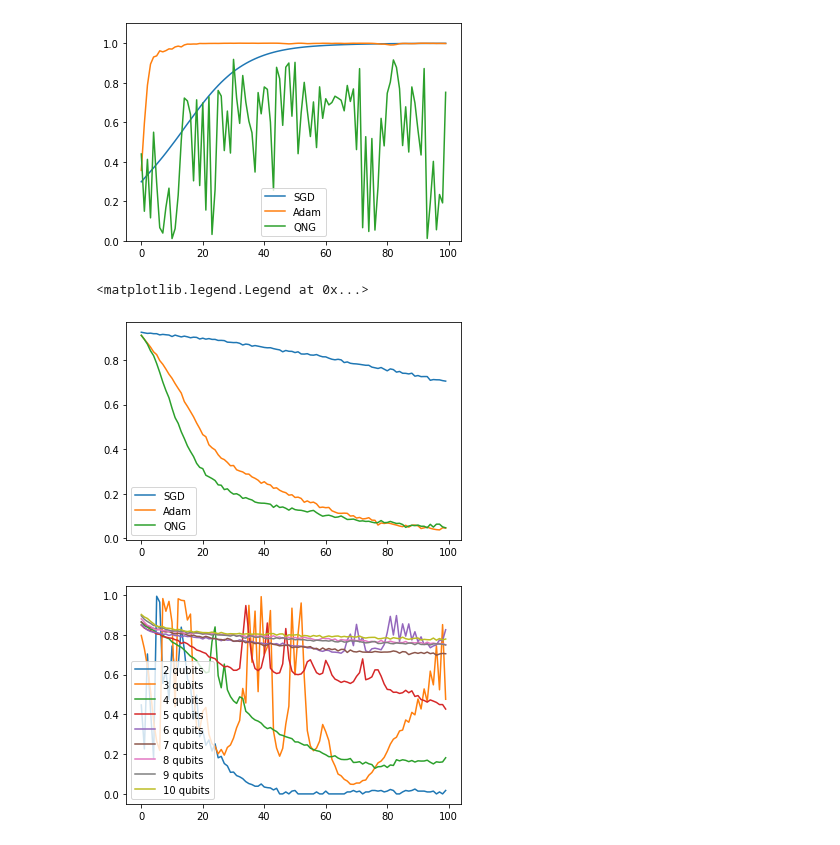
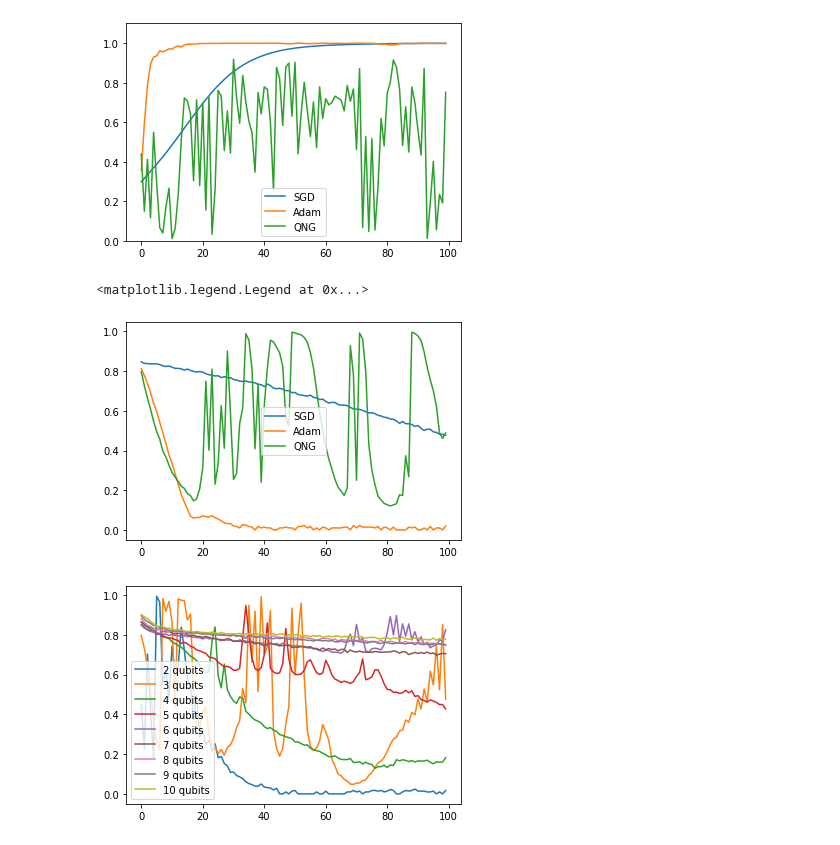
Before and after one commit to vutuanhai237/UC-VQA, a Jupyter notebook: codes/graph_ansatz/plot_compare_ansatz.ipynb, the cells around one changed output. Drawn from its saved outputs; the diff is of its cells as text; code cells hidden in the pictures.

```diff
--- a/codes/graph_ansatz/plot_compare_ansatz.ipynb
+++ b/codes/graph_ansatz/plot_compare_ansatz.ipynb
@@ -26,22 +26,22 @@ plt.legend()
 <matplotlib.legend.Legend at 0x...>
 [figure]
 # %%
-state = 'ghz'
+state = 'w'
 ansatz = 'linear_ansatz_'
 path = "../../experiments/" + ansatz + state + "/" + str(3) + '/loss_values_sgd.csv'
 loss1 = pd.read_csv(path, sep=",", header=None).to_numpy()
 path = "../../experiments/" + ansatz + state + "/" + str(3) + '/loss_values_adam.csv'
 loss2 = pd.read_csv(path, sep=",", header=None).to_numpy()
 path = "../../experiments/" + ansatz + state + "/" + str(3) + '/loss_values_qng.csv'
 loss3 = pd.read_csv(path, sep=",", header=None).to_numpy()
 plt.plot(loss1, label = 'SGD')
 plt.plot(loss2, label = 'Adam')
 plt.plot(loss3, label = 'QNG')
 # plt.savefig(state.upper() + ' state - ' + ansatz + '.eps', dpi = 1000)
 plt.legend()
 # %% [output]
 <matplotlib.legend.Legend at 0x...>
-[figure, old version]
+[figure, new version]
 # %%
 losss = []
 
```
Also changed, not shown: 13 other files.
